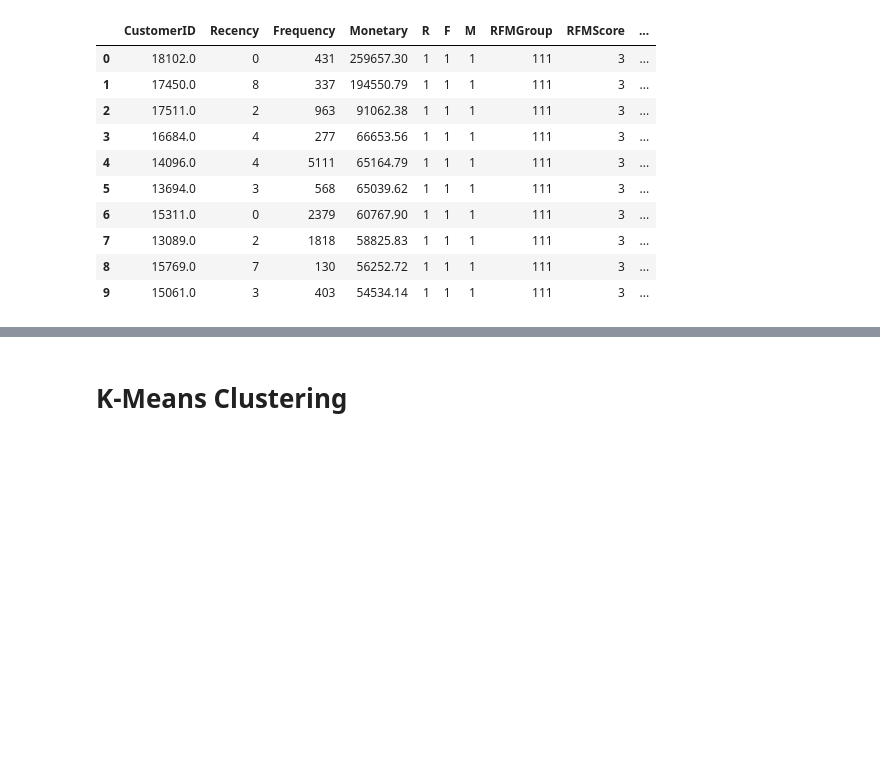
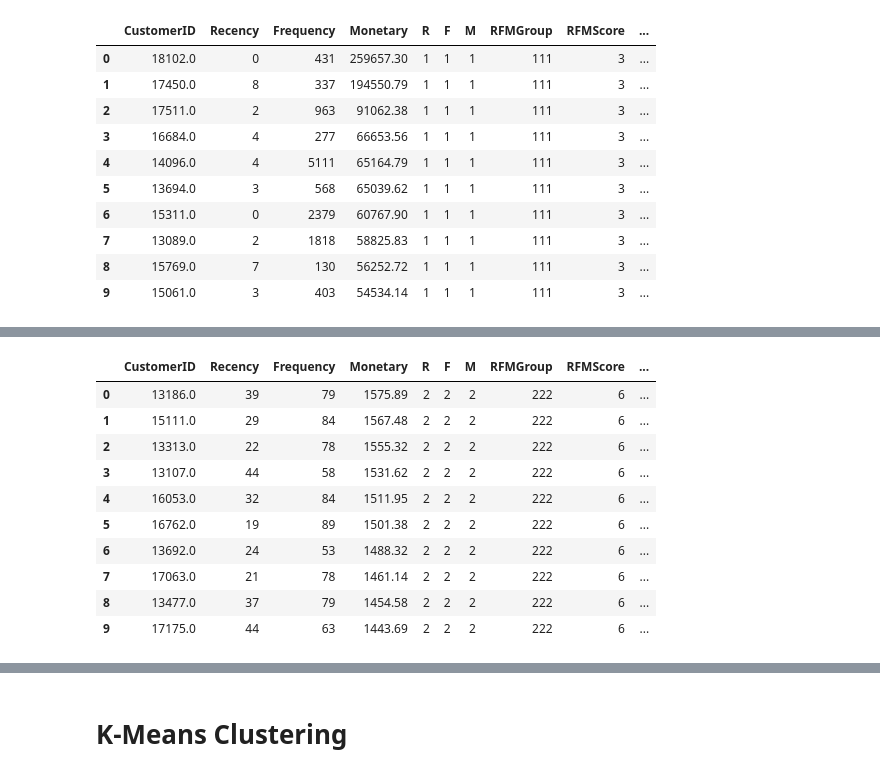
Before and after one commit to triskaaaw/Cheatsheet-DSP, a Jupyter notebook: rfm_analysis.ipynb, the cells around one changed output, grey strips where cells are left out. Saved outputs shown, nothing was run; the diff lists cells and outputs as text; code cells hidden in the pictures; blank space fills up the shorter version.

```diff
--- a/rfm_analysis.ipynb
+++ b/rfm_analysis.ipynb
@@ -253,5 +219,0 @@ Name: Frequency, dtype: float64
-# %%
-#Plot distribusi Recency
-x = rfm_scores['Frequency']
-
-ax = sns.displot(x)
@@ -633,0 +332,15 @@ po.iplot(fig)
+# %%
+#Validate the data for RFMGroup = 222
+rfm_scores[rfm_scores['RFMGroup']=='222'].sort_values('Monetary', ascending=False).reset_index().head(10)
+# %% [output]
+|  | CustomerID | Recency | Frequency | Monetary | R | F | M | RFMGroup | RFMScore | ... |
+| 0 | 13186.0 | 39 | 79 | 1575.89 | 2 | 2 | 2 | 222 | 6 | ... |
+| 1 | 15111.0 | 29 | 84 | 1567.48 | 2 | 2 | 2 | 222 | 6 | ... |
+| 2 | 13313.0 | 22 | 78 | 1555.32 | 2 | 2 | 2 | 222 | 6 | ... |
+| 3 | 13107.0 | 44 | 58 | 1531.62 | 2 | 2 | 2 | 222 | 6 | ... |
+| 4 | 16053.0 | 32 | 84 | 1511.95 | 2 | 2 | 2 | 222 | 6 | ... |
+| 5 | 16762.0 | 19 | 89 | 1501.38 | 2 | 2 | 2 | 222 | 6 | ... |
+| 6 | 13692.0 | 24 | 53 | 1488.32 | 2 | 2 | 2 | 222 | 6 | ... |
+| 7 | 17063.0 | 21 | 78 | 1461.14 | 2 | 2 | 2 | 222 | 6 | ... |
+| 8 | 13477.0 | 37 | 79 | 1454.58 | 2 | 2 | 2 | 222 | 6 | ... |
+| 9 | 17175.0 | 44 | 63 | 1443.69 | 2 | 2 | 2 | 222 | 6 | ... |
```
Also changed, not shown: parts of 21 cells of this notebook.
